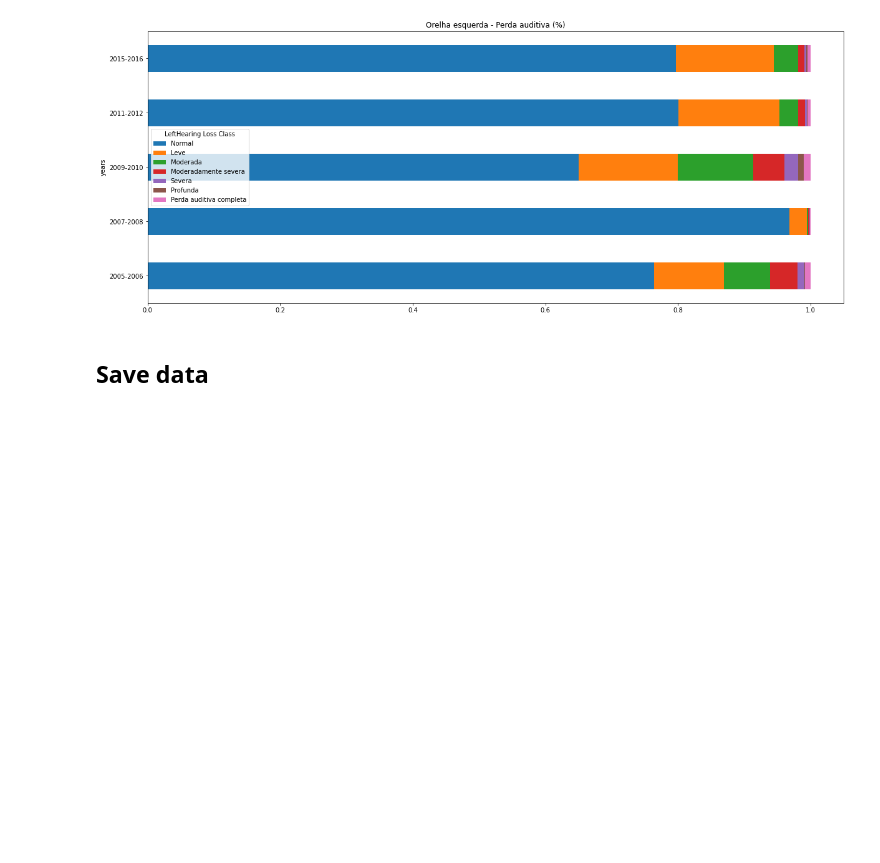
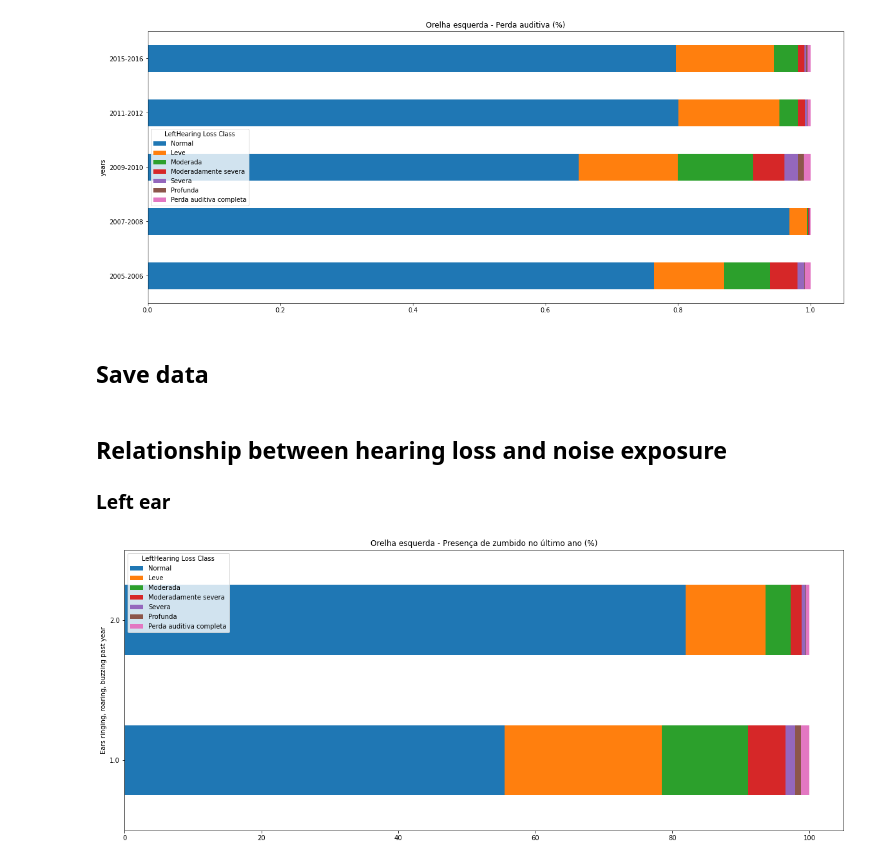
Before and after one commit to juliatessler/datascience4health-2021, a Jupyter notebook: notebooks/NHANES - Data Preparation.ipynb, the cells around one changed output. Saved outputs shown, nothing was run; the diff lists cells and outputs as text; code cells hidden in the pictures; blank space fills up the shorter version.

Commit message:
adds new images

```diff
--- a/notebooks/NHANES - Data Preparation.ipynb
+++ b/notebooks/NHANES - Data Preparation.ipynb
@@ -1005,3 +997,16 @@ left_year_cum_fig.savefig('../images/class_year_cum_left.png')
 # %%
 df_right.to_csv('../data/processed/right_clean.csv')
 df_left.to_csv('../data/processed/left_clean.csv')
+# %% [markdown]
+## Relationship between hearing loss and noise exposure
+### Left ear
+# %%
+# Get count of each year by classification
+df_left_by_class = df_left[df_left['Ears ringing, roaring, buzzing past year'] < 9].groupby(['Ears ringing, roaring, buzzing past year', 'LeftHearing Loss Class']).size().reset_index().pivot(columns='LeftHearing Loss Class', index= 'Ears ringing, roaring, buzzing past year', values=0)
+# Calculating percentage by year
+df_left_by_class_percentage = df_left_by_class.div(df_left_by_class.sum(axis=1), axis=0) * 100
+# Reordering columns
+df_left_by_class_percentage = df_left_by_class_percentage[classification_order]
+left_ringing = df_left_by_class_percentage.plot(kind='barh', stacked=True, figsize=(20,8)).set_title('Orelha esquerda - Presença de zumbido no último ano (%)');
+# %% [output]
+[figure, added]
```
Also changed, not shown: parts of 22 cells of this notebook, 9 other files.
